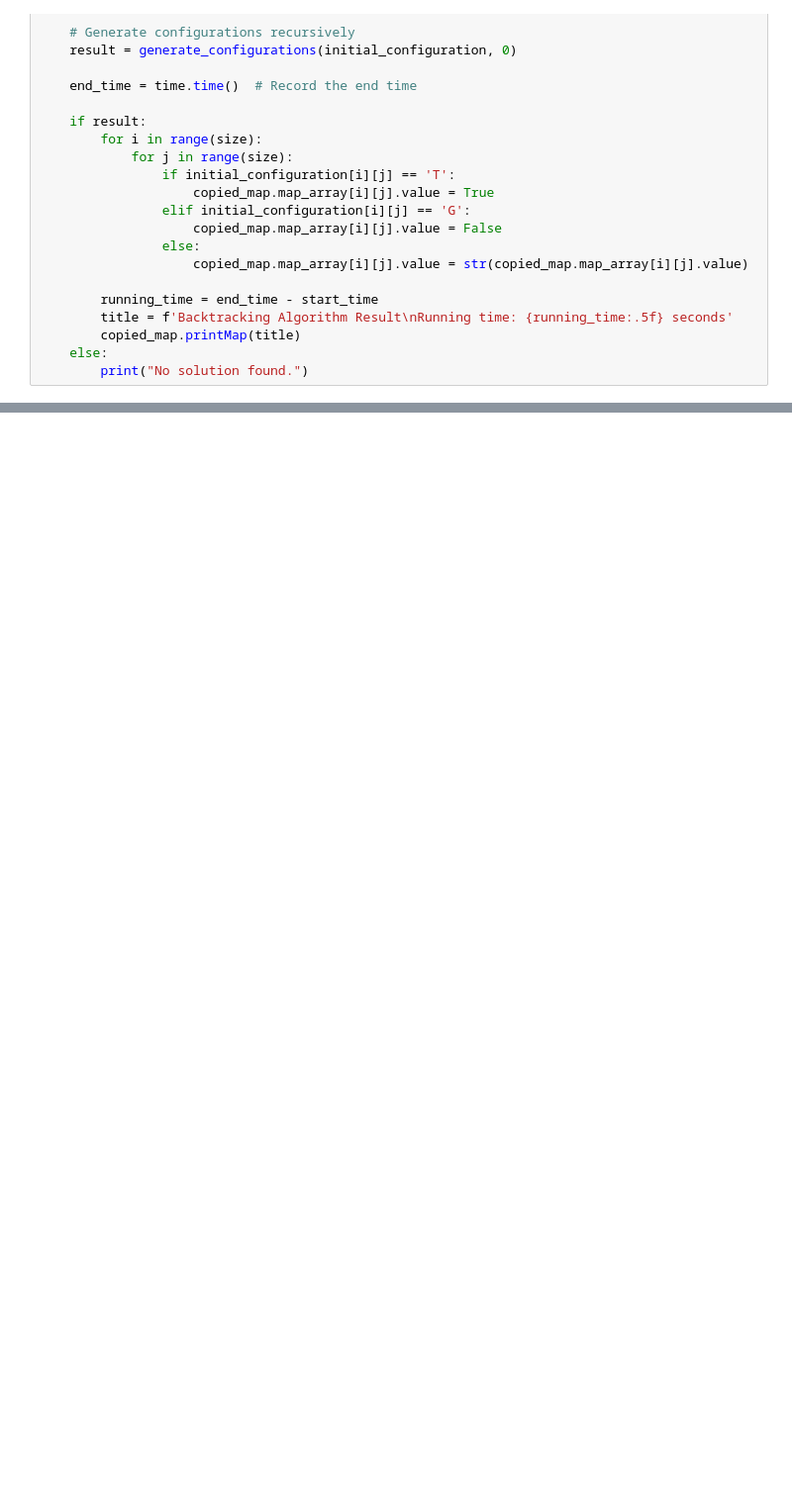
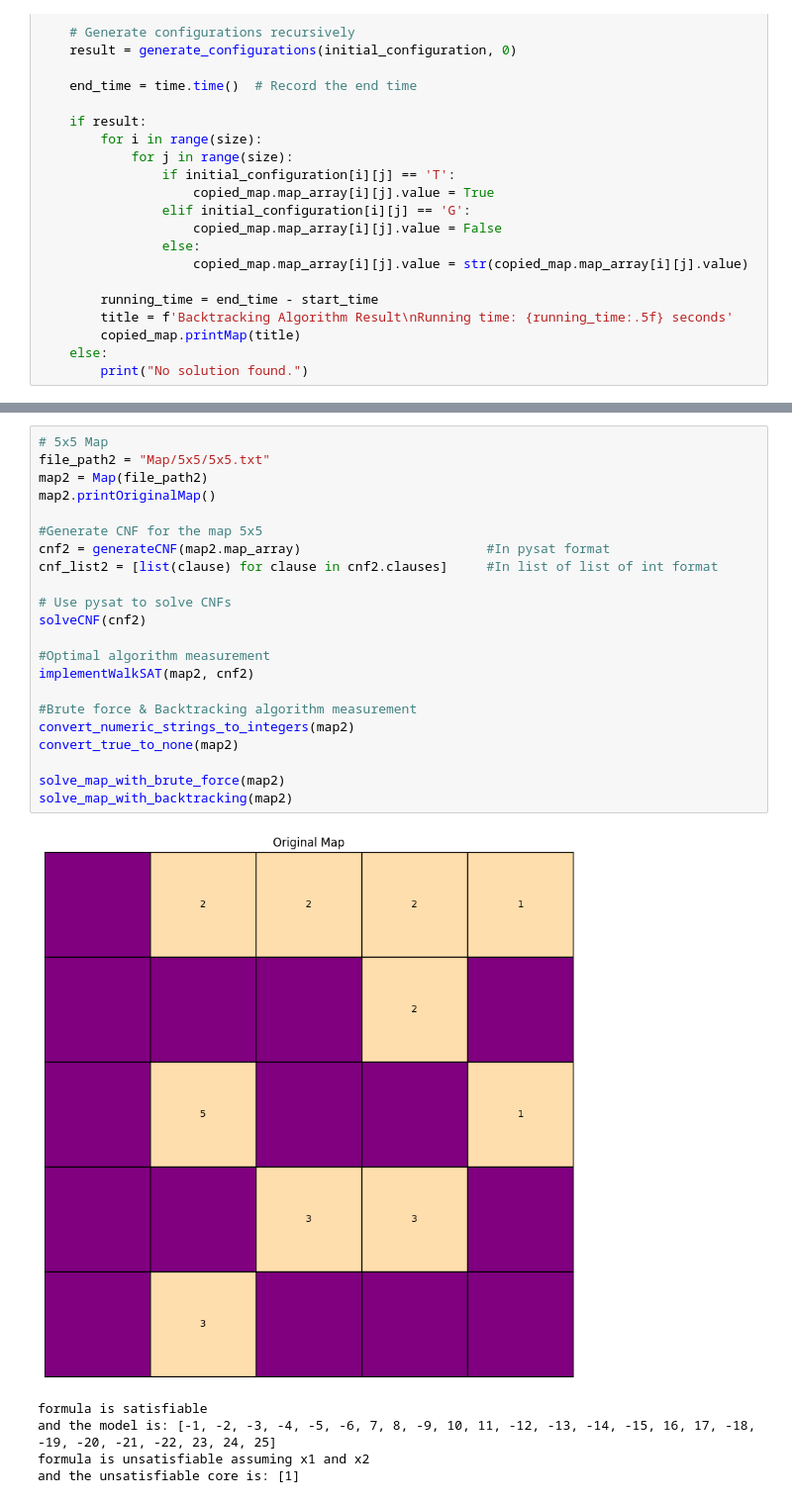
Before and after one commit to BAoD1nH/AI_Project_Gem-Hunter_HCMUS, a Jupyter notebook: Main.ipynb, the cells around one changed output, grey strips where cells are left out. Shown: that part at 99% size. Drawn from its saved outputs; the diff is of its cells as text; blank space fills up the shorter version.

```diff
--- a/Main.ipynb
+++ b/Main.ipynb
@@ -467,0 +502,28 @@ KeyboardInterrupt:
+# %%
+# 5x5 Map
+file_path2 = "Map/5x5/5x5.txt"
+map2 = Map(file_path2)
+map2.printOriginalMap()
+
+#Generate CNF for the map 5x5
+cnf2 = generateCNF(map2.map_array)                        #In pysat format
+cnf_list2 = [list(clause) for clause in cnf2.clauses]     #In list of list of int format
+
+# Use pysat to solve CNFs
+solveCNF(cnf2)
+
+#Optimal algorithm measurement
+implementWalkSAT(map2, cnf2)
+
+#Brute force & Backtracking algorithm measurement
+convert_numeric_strings_to_integers(map2)
+convert_true_to_none(map2)
+
+solve_map_with_brute_force(map2)
+solve_map_with_backtracking(map2)
+# %% [output]
+[figure, added]
+formula is satisfiable
+and the model is: [-1, -2, -3, -4, -5, -6, 7, 8, -9, 10, 11, -12, -13, -14, -15, 16, 17, -18, -19, -20, -21, -22, 23, 24, 25]
+formula is unsatisfiable assuming x1 and x2
+and the unsatisfiable core is: [1]
```
Also changed, not shown: parts of 9 cells of this notebook, 3 other files.
